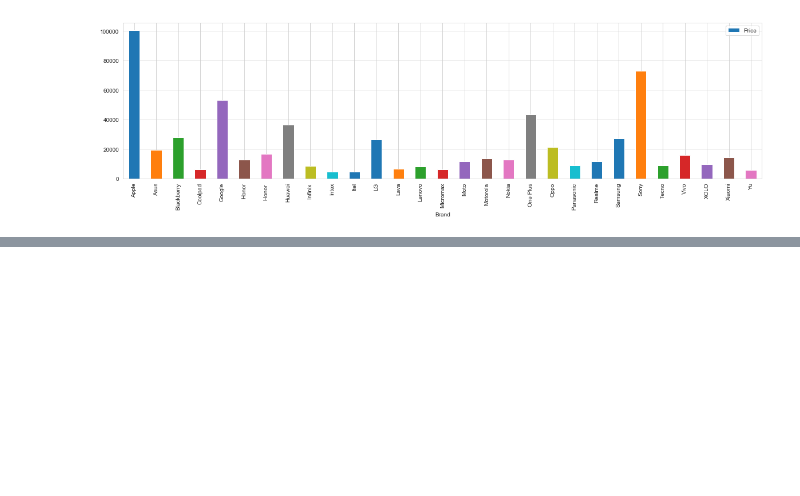
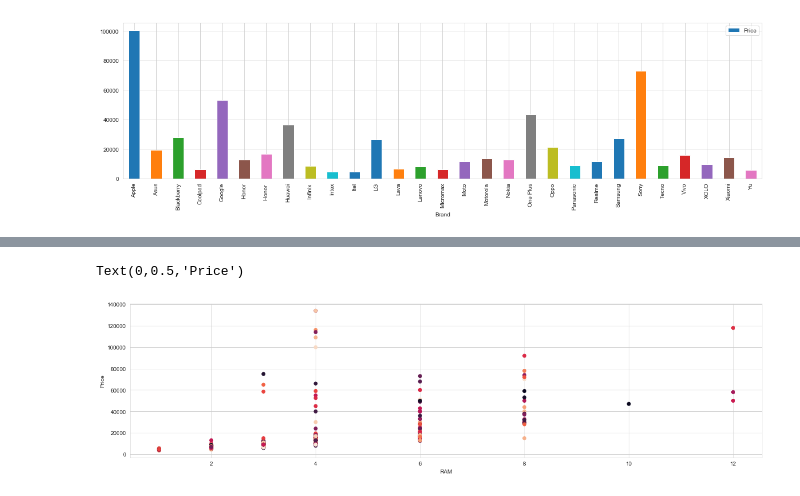
Before and after one commit to sukumarandurai/Data-Science, a Jupyter notebook: Smartphones/Smartphone Price Prediction.ipynb, the cells around one changed output, grey strips where cells are left out. Saved outputs shown, nothing was run; the diff lists cells and outputs as text; code cells hidden in the pictures; blank space fills up the shorter version.

```diff
--- a/Smartphones/Smartphone Price Prediction.ipynb
+++ b/Smartphones/Smartphone Price Prediction.ipynb
@@ -164,0 +197,12 @@ average_price.plot.bar(y = 'Price',figsize = (20,5))
+# %%
+#Price of smartphone based on RAM
+plt.figure(figsize = (20,5))
+colors = np.random.rand(273)
+plt.scatter(smartphones.RAM,smartphones.Price,c=colors)
+
+#label
+plt.xlabel('RAM')
+plt.ylabel('Price')
+# %% [output]
+Text(0,0.5,'Price')
+[figure, added]
```
Also changed, not shown: parts of 7 cells of this notebook.
